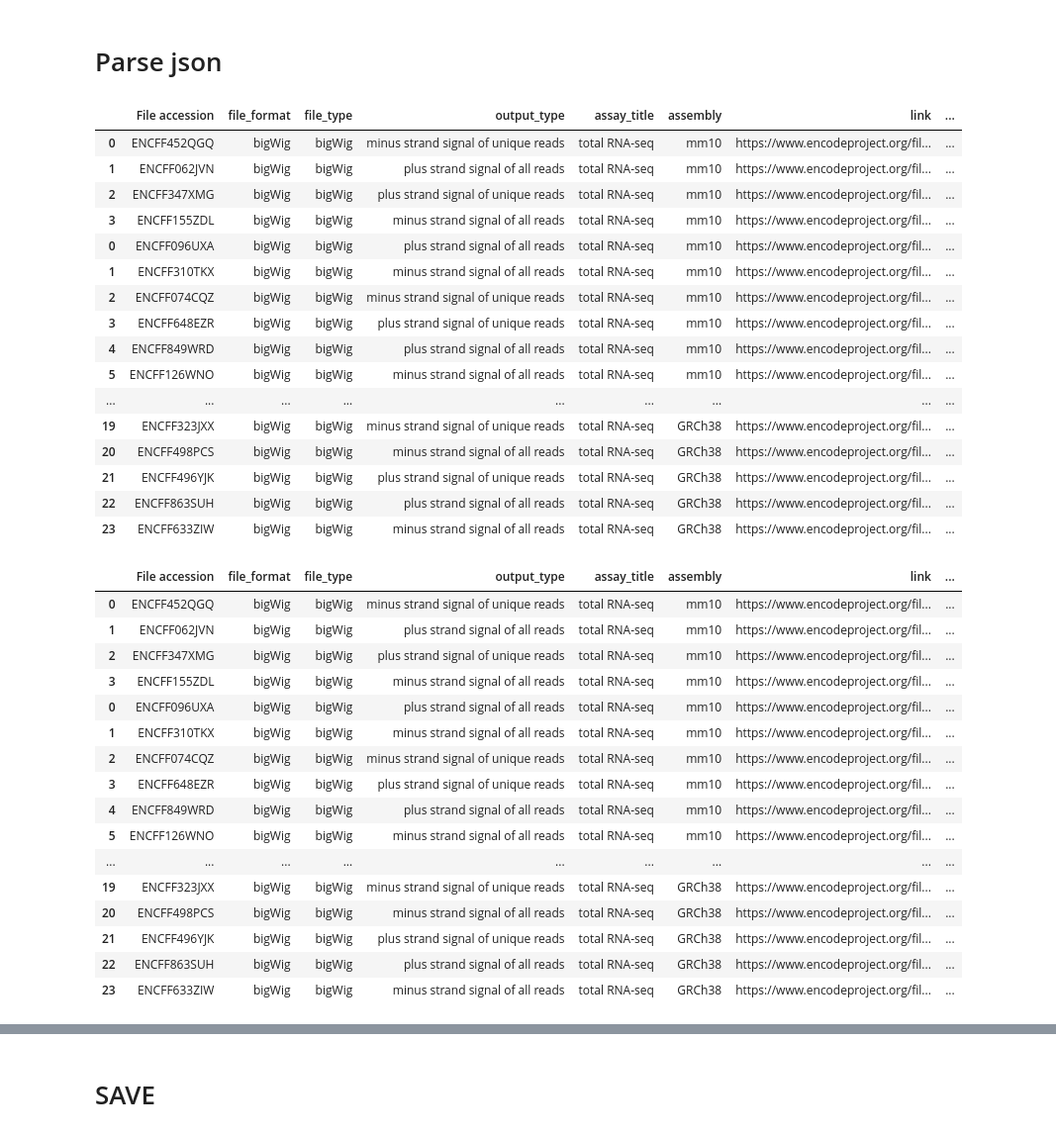
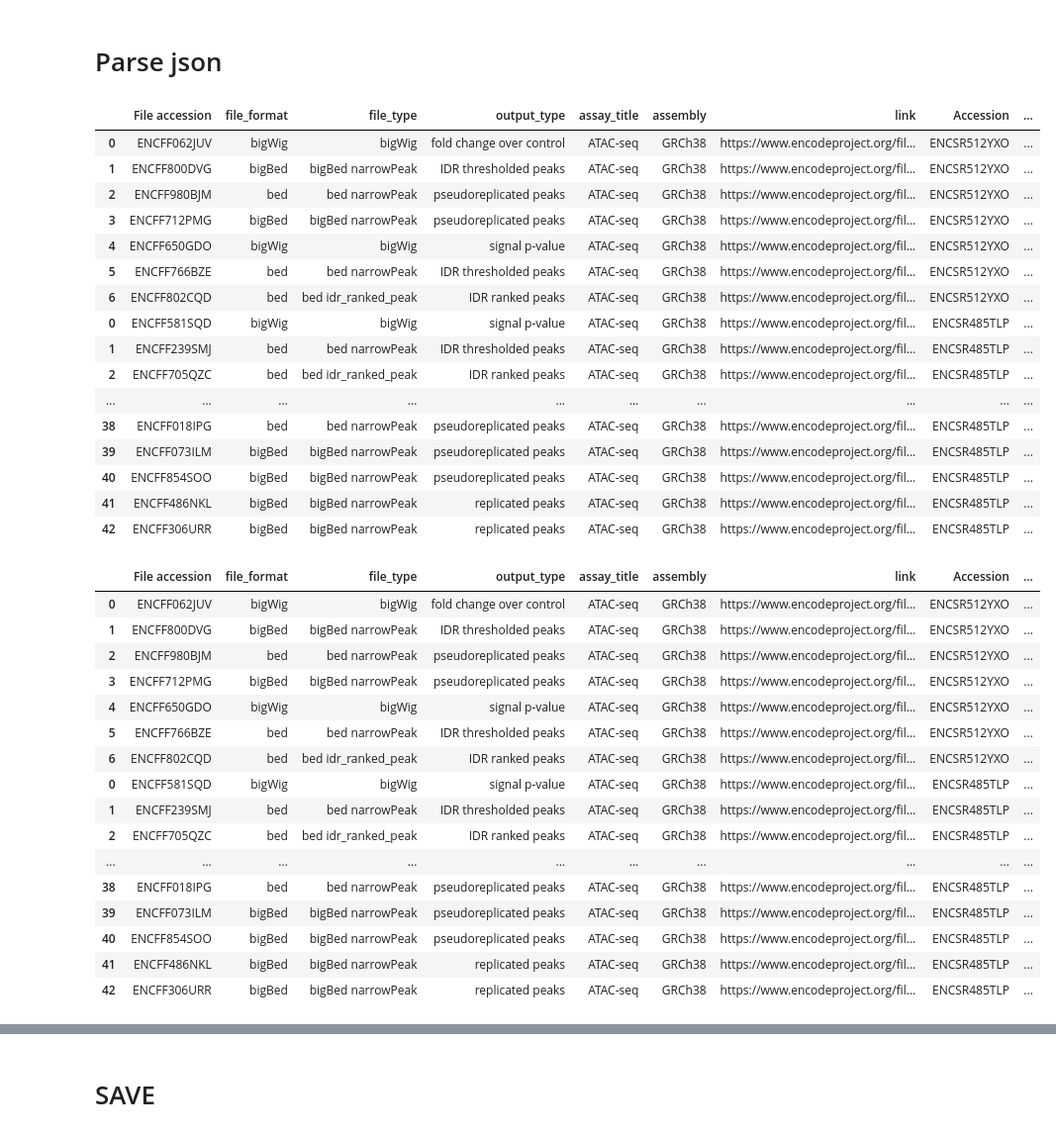
Before and after one commit to luisas/CrossEvoPred, a Jupyter notebook: notebooks/01_prep_metadata.ipynb, the cells around one changed output, grey strips where cells are left out. Shown: that part at 99% size. Cells and saved outputs as stored; diff of their text form; code cells hidden in the pictures.

Commit message:
Prep gopher dataset

```diff
--- a/notebooks/01_prep_metadata.ipynb
+++ b/notebooks/01_prep_metadata.ipynb
@@ -9,6 +9,9 @@ from functools import reduce
 # https://www.encodeproject.org/matrix/?type=Experiment
 metadata_file = "../assets/encode_test.tsv"
 outfile = "../assets/encode_test.csv"
+
+metadata_file = "../assets/gopher_2.tsv"
+outfile = "../assets/gopher_2.csv"
 # %%
 # Load Metadata
 metadata = pd.read_csv(metadata_file, sep = "\t", skiprows=1)
@@ -90,40 +93,42 @@ summary = pd.concat(list(metadata.apply(lambda row : extract_summary(row), axis
 # %%
 summary
 # %% [output]
-|  | File accession | file_format | file_type | output_type | assay_title | assembly | link | ... |
-| 0 | ENCFF452QGQ | bigWig | bigWig | minus strand signal of unique reads | total RNA-seq | mm10 | https://www.encodeproject.org/fil... | ... |
-| 1 | ENCFF062JVN | bigWig | bigWig | plus strand signal of all reads | total RNA-seq | mm10 | https://www.encodeproject.org/fil... | ... |
-| 2 | ENCFF347XMG | bigWig | bigWig | plus strand signal of unique reads | total RNA-seq | mm10 | https://www.encodeproject.org/fil... | ... |
-| 3 | ENCFF155ZDL | bigWig | bigWig | minus strand signal of all reads | total RNA-seq | mm10 | https://www.encodeproject.org/fil... | ... |
-| 0 | ENCFF096UXA | bigWig | bigWig | plus strand signal of all reads | total RNA-seq | mm10 | https://www.encodeproject.org/fil... | ... |
-| 1 | ENCFF310TKX | bigWig | bigWig | minus strand signal of all reads | total RNA-seq | mm10 | https://www.encodeproject.org/fil... | ... |
-| 2 | ENCFF074CQZ | bigWig | bigWig | minus strand signal of unique reads | total RNA-seq | mm10 | https://www.encodeproject.org/fil... | ... |
-| 3 | ENCFF648EZR | bigWig | bigWig | plus strand signal of unique reads | total RNA-seq | mm10 | https://www.encodeproject.org/fil... | ... |
-| 4 | ENCFF849WRD | bigWig | bigWig | plus strand signal of all reads | total RNA-seq | mm10 | https://www.encodeproject.org/fil... | ... |
-| 5 | ENCFF126WNO | bigWig | bigWig | minus strand signal of all reads | total RNA-seq | mm10 | https://www.encodeproject.org/fil... | ... |
-| ... | ... | ... | ... | ... | ... | ... | ... | ... |
-| 19 | ENCFF323JXX | bigWig | bigWig | minus strand signal of unique reads | total RNA-seq | GRCh38 | https://www.encodeproject.org/fil... | ... |
-| 20 | ENCFF498PCS | bigWig | bigWig | minus strand signal of all reads | total RNA-seq | GRCh38 | https://www.encodeproject.org/fil... | ... |
-| 21 | ENCFF496YJK | bigWig | bigWig | plus strand signal of unique reads | total RNA-seq | GRCh38 | https://www.encodeproject.org/fil... | ... |
-| 22 | ENCFF863SUH | bigWig | bigWig | plus strand signal of all reads | total RNA-seq | GRCh38 | https://www.encodeproject.org/fil... | ... |
-| 23 | ENCFF633ZIW | bigWig | bigWig | minus strand signal of all reads | total RNA-seq | GRCh38 | https://www.encodeproject.org/fil... | ... |
+|  | File accession | file_format | file_type | output_type | assay_title | assembly | link | Accession | ... |
+| 0 | ENCFF062JUV | bigWig | bigWig | fold change over control | ATAC-seq | GRCh38 | https://www.encodeproject.org/fil... | ENCSR512YXO | ... |
+| 1 | ENCFF800DVG | bigBed | bigBed narrowPeak | IDR thresholded peaks | ATAC-seq | GRCh38 | https://www.encodeproject.org/fil... | ENCSR512YXO | ... |
+| 2 | ENCFF980BJM | bed | bed narrowPeak | pseudoreplicated peaks | ATAC-seq | GRCh38 | https://www.encodeproject.org/fil... | ENCSR512YXO | ... |
+| 3 | ENCFF712PMG | bigBed | bigBed narrowPeak | pseudoreplicated peaks | ATAC-seq | GRCh38 | https://www.encodeproject.org/fil... | ENCSR512YXO | ... |
+| 4 | ENCFF650GDO | bigWig | bigWig | signal p-value | ATAC-seq | GRCh38 | https://www.encodeproject.org/fil... | ENCSR512YXO | ... |
+| 5 | ENCFF766BZE | bed | bed narrowPeak | IDR thresholded peaks | ATAC-seq | GRCh38 | https://www.encodeproject.org/fil... | ENCSR512YXO | ... |
+| 6 | ENCFF802CQD | bed | bed idr_ranked_peak | IDR ranked peaks | ATAC-seq | GRCh38 | https://www.encodeproject.org/fil... | ENCSR512YXO | ... |
+| 0 | ENCFF581SQD | bigWig | bigWig | signal p-value | ATAC-seq | GRCh38 | https://www.encodeproject.org/fil... | ENCSR485TLP | ... |
+| 1 | ENCFF239SMJ | bed | bed narrowPeak | IDR thresholded peaks | ATAC-seq | GRCh38 | https://www.encodeproject.org/fil... | ENCSR485TLP | ... |
+| 2 | ENCFF705QZC | bed | bed idr_ranked_peak | IDR ranked peaks | ATAC-seq | GRCh38 | https://www.encodeproject.org/fil... | ENCSR485TLP | ... |
+| ... | ... | ... | ... | ... | ... | ... | ... | ... | ... |
+| 38 | ENCFF018IPG | bed | bed narrowPeak | pseudoreplicated peaks | ATAC-seq | GRCh38 | https://www.encodeproject.org/fil... | ENCSR485TLP | ... |
+| 39 | ENCFF073ILM | bigBed | bigBed narrowPeak | pseudoreplicated peaks | ATAC-seq | GRCh38 | https://www.encodeproject.org/fil... | ENCSR485TLP | ... |
+| 40 | ENCFF854SOO | bigBed | bigBed narrowPeak | pseudoreplicated peaks | ATAC-seq | GRCh38 | https://www.encodeproject.org/fil... | ENCSR485TLP | ... |
+| 41 | ENCFF486NKL | bigBed | bigBed narrowPeak | replicated peaks | ATAC-seq | GRCh38 | https://www.encodeproject.org/fil... | ENCSR485TLP | ... |
+| 42 | ENCFF306URR | bigBed | bigBed narrowPeak | replicated peaks | ATAC-seq | GRCh38 | https://www.encodeproject.org/fil... | ENCSR485TLP | ... |
 # %%
+# deep copy of the dataframe
+summary_safe = summary.copy(deep=True)
 summary
 # %% [output]
-|  | File accession | file_format | file_type | output_type | assay_title | assembly | link | ... |
-| 0 | ENCFF452QGQ | bigWig | bigWig | minus strand signal of unique reads | total RNA-seq | mm10 | https://www.encodeproject.org/fil... | ... |
-| 1 | ENCFF062JVN | bigWig | bigWig | plus strand signal of all reads | total RNA-seq | mm10 | https://www.encodeproject.org/fil... | ... |
-| 2 | ENCFF347XMG | bigWig | bigWig | plus strand signal of unique reads | total RNA-seq | mm10 | https://www.encodeproject.org/fil... | ... |
-| 3 | ENCFF155ZDL | bigWig | bigWig | minus strand signal of all reads | total RNA-seq | mm10 | https://www.encodeproject.org/fil... | ... |
-| 0 | ENCFF096UXA | bigWig | bigWig | plus strand signal of all reads | total RNA-seq | mm10 | https://www.encodeproject.org/fil... | ... |
-| 1 | ENCFF310TKX | bigWig | bigWig | minus strand signal of all reads | total RNA-seq | mm10 | https://www.encodeproject.org/fil... | ... |
-| 2 | ENCFF074CQZ | bigWig | bigWig | minus strand signal of unique reads | total RNA-seq | mm10 | https://www.encodeproject.org/fil... | ... |
-| 3 | ENCFF648EZR | bigWig | bigWig | plus strand signal of unique reads | total RNA-seq | mm10 | https://www.encodeproject.org/fil... | ... |
-| 4 | ENCFF849WRD | bigWig | bigWig | plus strand signal of all reads | total RNA-seq | mm10 | https://www.encodeproject.org/fil... | ... |
-| 5 | ENCFF126WNO | bigWig | bigWig | minus strand signal of all reads | total RNA-seq | mm10 | https://www.encodeproject.org/fil... | ... |
-| ... | ... | ... | ... | ... | ... | ... | ... | ... |
-| 19 | ENCFF323JXX | bigWig | bigWig | minus strand signal of unique reads | total RNA-seq | GRCh38 | https://www.encodeproject.org/fil... | ... |
-| 20 | ENCFF498PCS | bigWig | bigWig | minus strand signal of all reads | total RNA-seq | GRCh38 | https://www.encodeproject.org/fil... | ... |
-| 21 | ENCFF496YJK | bigWig | bigWig | plus strand signal of unique reads | total RNA-seq | GRCh38 | https://www.encodeproject.org/fil... | ... |
-| 22 | ENCFF863SUH | bigWig | bigWig | plus strand signal of all reads | total RNA-seq | GRCh38 | https://www.encodeproject.org/fil... | ... |
-| 23 | ENCFF633ZIW | bigWig | bigWig | minus strand signal of all reads | total RNA-seq | GRCh38 | https://www.encodeproject.org/fil... | ... |
+|  | File accession | file_format | file_type | output_type | assay_title | assembly | link | Accession | ... |
+| 0 | ENCFF062JUV | bigWig | bigWig | fold change over control | ATAC-seq | GRCh38 | https://www.encodeproject.org/fil... | ENCSR512YXO | ... |
+| 1 | ENCFF800DVG | bigBed | bigBed narrowPeak | IDR thresholded peaks | ATAC-seq | GRCh38 | https://www.encodeproject.org/fil... | ENCSR512YXO | ... |
+| 2 | ENCFF980BJM | bed | bed narrowPeak | pseudoreplicated peaks | ATAC-seq | GRCh38 | https://www.encodeproject.org/fil... | ENCSR512YXO | ... |
+| 3 | ENCFF712PMG | bigBed | bigBed narrowPeak | pseudoreplicated peaks | ATAC-seq | GRCh38 | https://www.encodeproject.org/fil... | ENCSR512YXO | ... |
+| 4 | ENCFF650GDO | bigWig | bigWig | signal p-value | ATAC-seq | GRCh38 | https://www.encodeproject.org/fil... | ENCSR512YXO | ... |
+| 5 | ENCFF766BZE | bed | bed narrowPeak | IDR thresholded peaks | ATAC-seq | GRCh38 | https://www.encodeproject.org/fil... | ENCSR512YXO | ... |
+| 6 | ENCFF802CQD | bed | bed idr_ranked_peak | IDR ranked peaks | ATAC-seq | GRCh38 | https://www.encodeproject.org/fil... | ENCSR512YXO | ... |
+| 0 | ENCFF581SQD | bigWig | bigWig | signal p-value | ATAC-seq | GRCh38 | https://www.encodeproject.org/fil... | ENCSR485TLP | ... |
+| 1 | ENCFF239SMJ | bed | bed narrowPeak | IDR thresholded peaks | ATAC-seq | GRCh38 | https://www.encodeproject.org/fil... | ENCSR485TLP | ... |
+| 2 | ENCFF705QZC | bed | bed idr_ranked_peak | IDR ranked peaks | ATAC-seq | GRCh38 | https://www.encodeproject.org/fil... | ENCSR485TLP | ... |
+| ... | ... | ... | ... | ... | ... | ... | ... | ... | ... |
+| 38 | ENCFF018IPG | bed | bed narrowPeak | pseudoreplicated peaks | ATAC-seq | GRCh38 | https://www.encodeproject.org/fil... | ENCSR485TLP | ... |
+| 39 | ENCFF073ILM | bigBed | bigBed narrowPeak | pseudoreplicated peaks | ATAC-seq | GRCh38 | https://www.encodeproject.org/fil... | ENCSR485TLP | ... |
+| 40 | ENCFF854SOO | bigBed | bigBed narrowPeak | pseudoreplicated peaks | ATAC-seq | GRCh38 | https://www.encodeproject.org/fil... | ENCSR485TLP | ... |
+| 41 | ENCFF486NKL | bigBed | bigBed narrowPeak | replicated peaks | ATAC-seq | GRCh38 | https://www.encodeproject.org/fil... | ENCSR485TLP | ... |
+| 42 | ENCFF306URR | bigBed | bigBed narrowPeak | replicated peaks | ATAC-seq | GRCh38 | https://www.encodeproject.org/fil... | ENCSR485TLP | ... |
```
Also changed, not shown: parts of 5 cells of this notebook, 5 other files.
